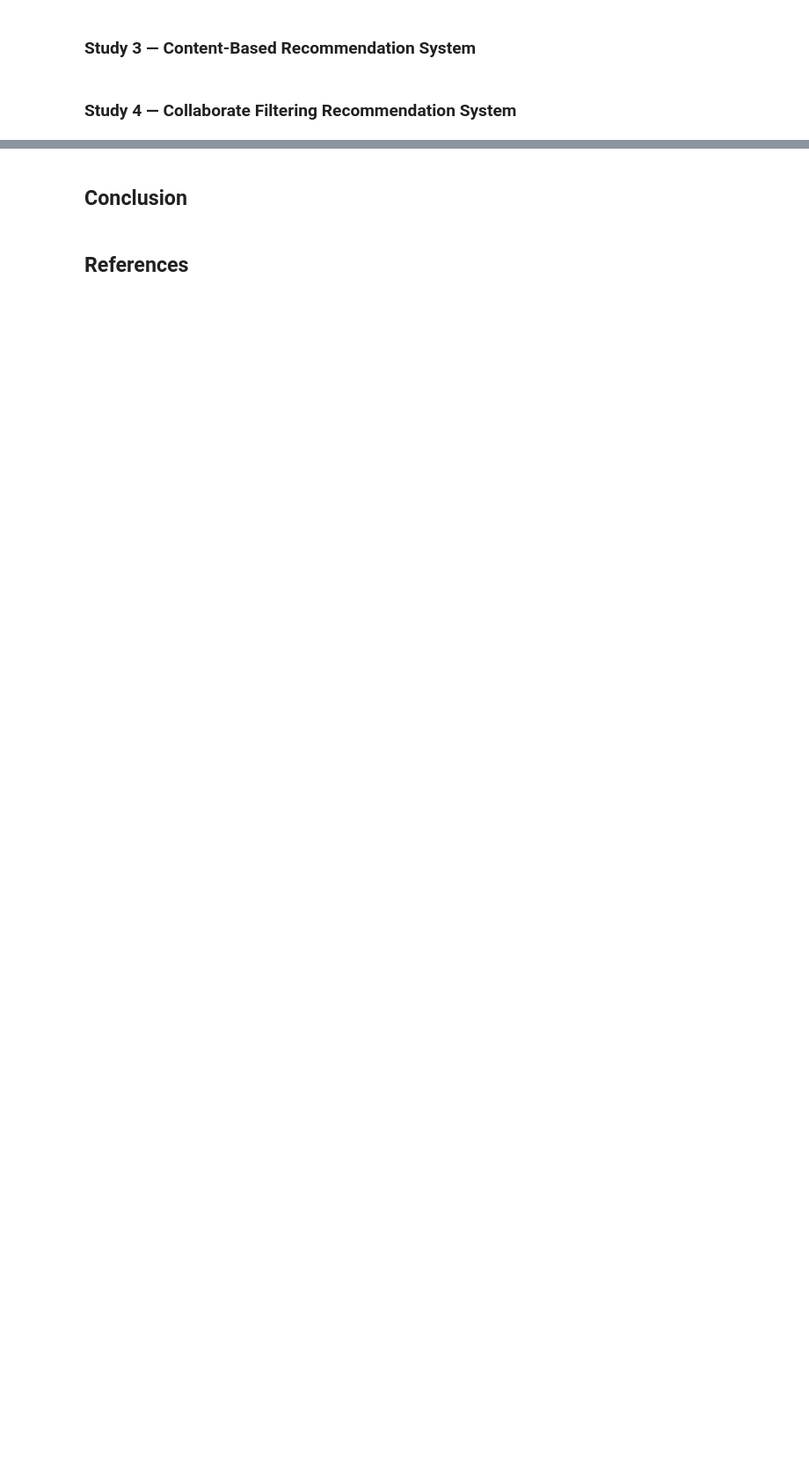
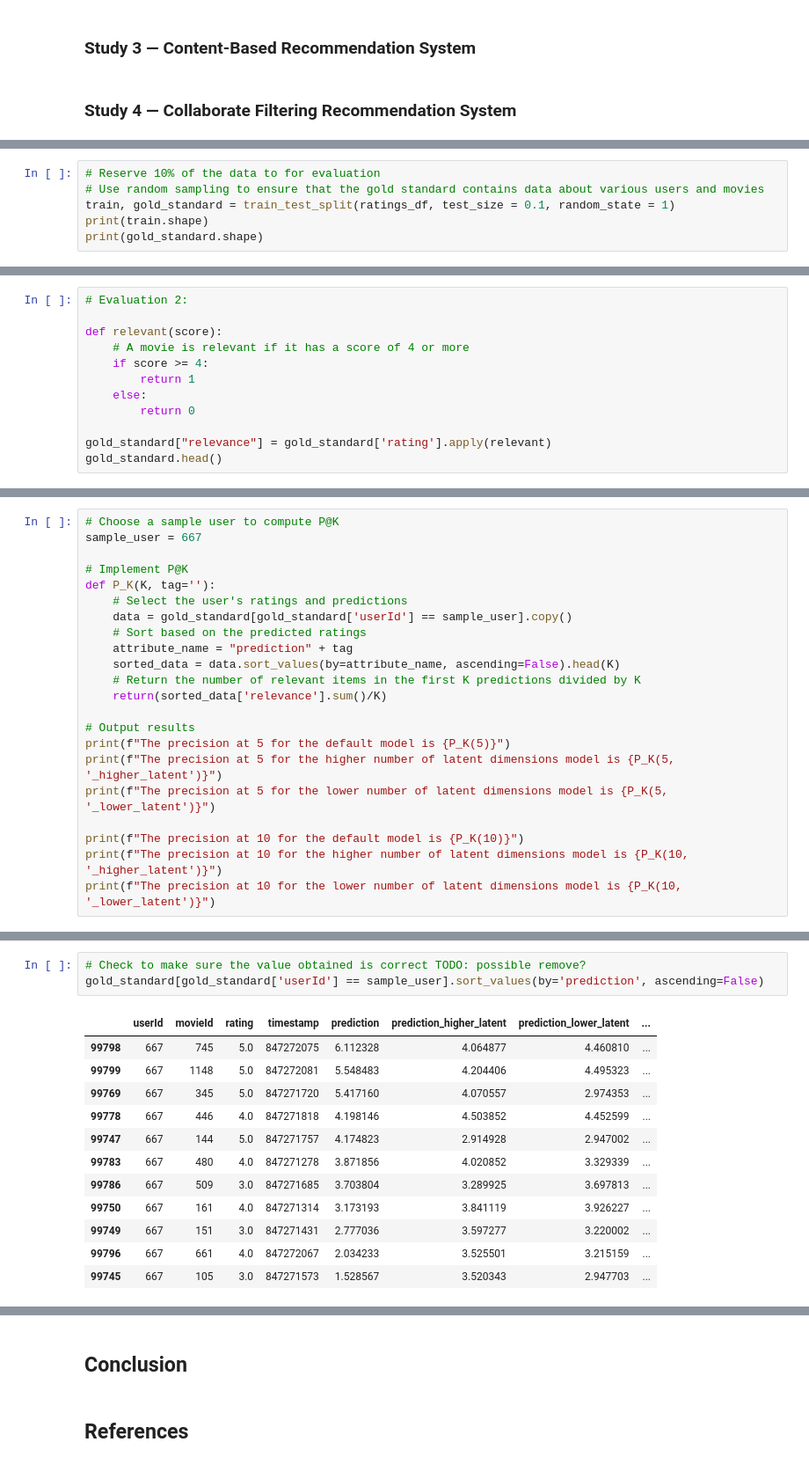
Before and after one commit to BrentMRPalmer/CSI4142-A4, a Jupyter notebook: UnsupervisedLearning.ipynb, the cells around one changed output, grey strips where cells are left out. Shown: that part at 88% size. Saved outputs shown, nothing was run; the diff lists cells and outputs as text; blank space fills up the shorter version.

```diff
--- a/UnsupervisedLearning.ipynb
+++ b/UnsupervisedLearning.ipynb
@@ -1286,0 +1300,6 @@ run_and_plot_minibatchkmeans(revenue_budget_metadata_df, [2, 5], ["budget", "$"]
+# %%
+# Reserve 10% of the data to for evaluation
+# Use random sampling to ensure that the gold standard contains data about various users and movies
+train, gold_standard = train_test_split(ratings_df, test_size = 0.1, random_state = 1)
+print(train.shape)
+print(gold_standard.shape)
@@ -1286,0 +1537,12 @@ run_and_plot_minibatchkmeans(revenue_budget_metadata_df, [2, 5], ["budget", "$"]
+# %%
+# Evaluation 2:
+
+def relevant(score):
+    # A movie is relevant if it has a score of 4 or more
+    if score >= 4:
+        return 1
+    else:
+        return 0
+
+gold_standard["relevance"] = gold_standard['rating'].apply(relevant)
+gold_standard.head()
@@ -1286,0 +1556,22 @@ run_and_plot_minibatchkmeans(revenue_budget_metadata_df, [2, 5], ["budget", "$"]
+# %%
+# Choose a sample user to compute P@K
+sample_user = 667
+
+# Implement P@K
+def P_K(K, tag=''):
+    # Select the user's ratings and predictions
+    data = gold_standard[gold_standard['userId'] == sample_user].copy()
+    # Sort based on the predicted ratings
+    attribute_name = "prediction" + tag
+    sorted_data = data.sort_values(by=attribute_name, ascending=False).head(K)
+    # Return the number of relevant items in the first K predictions divided by K
+    return(sorted_data['relevance'].sum()/K)
+
+# Output results
+print(f"The precision at 5 for the default model is {P_K(5)}")
+print(f"The precision at 5 for the higher number of latent dimensions model is {P_K(5, '_higher_latent')}")
+print(f"The precision at 5 for the lower number of latent dimensions model is {P_K(5, '_lower_latent')}")
+
+print(f"The precision at 10 for the default model is {P_K(10)}")
+print(f"The precision at 10 for the higher number of latent dimensions model is {P_K(10, '_higher_latent')}")
+print(f"The precision at 10 for the lower number of latent dimensions model is {P_K(10, '_lower_latent')}")
@@ -1286,0 +1585,16 @@ run_and_plot_minibatchkmeans(revenue_budget_metadata_df, [2, 5], ["budget", "$"]
+# %%
+# Check to make sure the value obtained is correct TODO: possible remove?
+gold_standard[gold_standard['userId'] == sample_user].sort_values(by='prediction', ascending=False)
+# %% [output]
+|  | userId | movieId | rating | timestamp | prediction | prediction_higher_latent | prediction_lower_latent | ... |
+| 99798 | 667 | 745 | 5.0 | 847272075 | 6.112328 | 4.064877 | 4.460810 | ... |
+| 99799 | 667 | 1148 | 5.0 | 847272081 | 5.548483 | 4.204406 | 4.495323 | ... |
+| 99769 | 667 | 345 | 5.0 | 847271720 | 5.417160 | 4.070557 | 2.974353 | ... |
+| 99778 | 667 | 446 | 4.0 | 847271818 | 4.198146 | 4.503852 | 4.452599 | ... |
+| 99747 | 667 | 144 | 5.0 | 847271757 | 4.174823 | 2.914928 | 2.947002 | ... |
+| 99783 | 667 | 480 | 4.0 | 847271278 | 3.871856 | 4.020852 | 3.329339 | ... |
+| 99786 | 667 | 509 | 3.0 | 847271685 | 3.703804 | 3.289925 | 3.697813 | ... |
+| 99750 | 667 | 161 | 4.0 | 847271314 | 3.173193 | 3.841119 | 3.926227 | ... |
+| 99749 | 667 | 151 | 3.0 | 847271431 | 2.777036 | 3.597277 | 3.220002 | ... |
+| 99796 | 667 | 661 | 4.0 | 847272067 | 2.034233 | 3.525501 | 3.215159 | ... |
+| 99745 | 667 | 105 | 3.0 | 847271573 | 1.528567 | 3.520343 | 2.947703 | ... |
```
Also changed, not shown: parts of 28 cells of this notebook, 1 other file.
